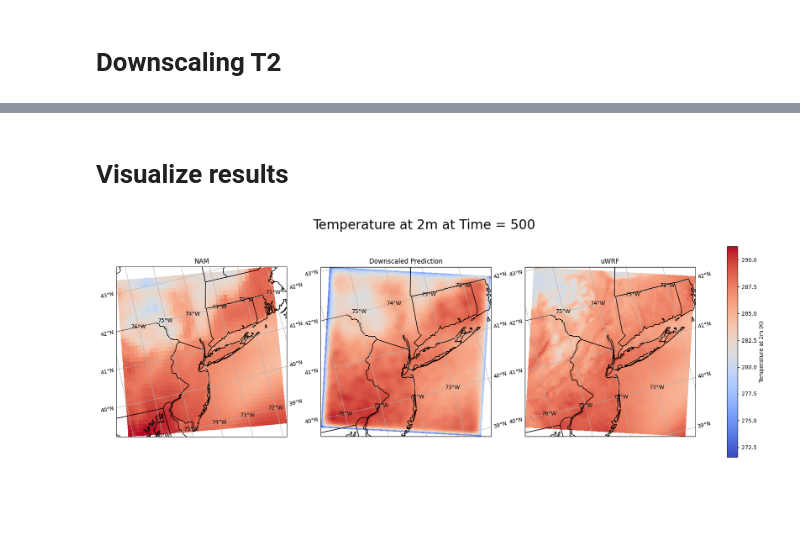
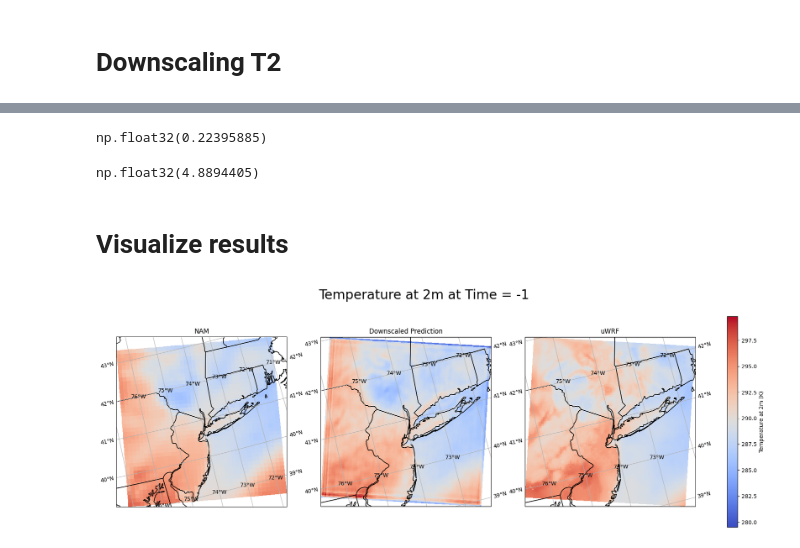
Before and after one commit to gabbyvaillant/downscaling, a Jupyter notebook: make-predictions/torch-predictions.ipynb, the cells around one changed output, grey strips where cells are left out. Saved outputs shown, nothing was run; the diff lists cells and outputs as text; code cells hidden in the pictures; blank space fills up the shorter version.

```diff
--- a/make-predictions/torch-predictions.ipynb
+++ b/make-predictions/torch-predictions.ipynb
@@ -10,7 +10,7 @@ from torch_dl4ds import PostUpsamplingNet
 from torch_dl4ds import Predictor
 
 
-model_path = '/home/gvaillant1/downscaling/pretrained-models/T2/T2-Best-Model/best_model.pt'
+model_path = '/home/gvaillant1/t2_model.pth'
 
 model = PostUpsamplingNet(
     backbone_block='resnet',
@@ -18,8 +18,8 @@ model = PostUpsamplingNet(
     scale=3,
     lr_size=(40, 40),
     n_channels=2,
-    n_filters=4,
-    n_blocks=2,
+    n_filters=8,
+    n_blocks=8,
     activation='relu',
     localcon_layer=True
 )
@@ -226,8 +242,8 @@ predictor = Predictor(
     device='cpu'
 )
 
-y_pred = predictor.run()
-y_pred = var_scaler_train.inverse_transform(y_pred) #fix inverse transform now
+y_pred_normalized = predictor.run()
+y_pred = var_scaler_train.inverse_transform(y_pred_normalized) #fix inverse transform now
 # %%
 import xarray as xr
 import numpy as np
@@ -264,3 +289,11 @@ T2_da = xr.DataArray(
+# %%
+mae_normalized
+# %% [output]
+np.float32(0.22395885)
+# %%
+mae
+# %% [output]
+np.float32(4.8894405)
 # %% [markdown]
 # Visualize results
 # %%
@@ -277,7 +310,7 @@ results= T2_da #output
 uwrf = uwrf_test.T2  # target
 
 
-time_idx = 500 # CHANGE
+time_idx = -1 # CHANGE
 
 lat_nam = nam.latitude[:,:].values
 lon_nam = nam.longitude[:,:].values
@@ -301,31 +334,31 @@ fig, axes = plt.subplots(1, 3, figsize=(21, 7), subplot_kw={'projection': ccrs.L
 im0 = axes[0].pcolormesh(lon_nam, lat_nam, t2_nam, cmap='coolwarm', vmin=vmin, vmax=vmax, transform=ccrs.PlateCarree())
 axes[0].set_title(f'NAM')
 axes[0].coastlines()
 axes[0].gridlines(draw_labels=True)
 axes[0].add_feature(cfeature.STATES)
 
 # Plot Prediction
 im1 = axes[1].pcolormesh(lon_uwrf, lat_uwrf, t2_pred, cmap='coolwarm', vmin=vmin, vmax=vmax, transform=ccrs.PlateCarree())
 axes[1].set_title(f'Downscaled Prediction')
 axes[1].coastlines()
 axes[1].gridlines(draw_labels=True)
 axes[1].add_feature(cfeature.STATES)
 
 # Plot uWRF
 im2 = axes[2].pcolormesh(lon_uwrf, lat_uwrf, t2_uwrf, cmap='coolwarm', vmin=vmin, vmax=vmax, transform=ccrs.PlateCarree())
 axes[2].set_title(f'uWRF')
 axes[2].coastlines()
 axes[2].gridlines(draw_labels=True)
 axes[2].add_feature(cfeature.STATES)
 
 # Single shared colorbar
 cbar = fig.colorbar(im2, ax=axes, orientation='vertical', fraction=0.04, pad=0.05)
 cbar.set_label('Temperature at 2m (K)')
 
 # Add main title
 fig.suptitle(f'Temperature at 2m at Time = {time_idx}', fontsize=24)
 
 
 plt.show()
 # %% [output]
-[figure, old version]
+[figure, new version]
```
Also changed, not shown: parts of 4 cells of this notebook, 14 other files.
